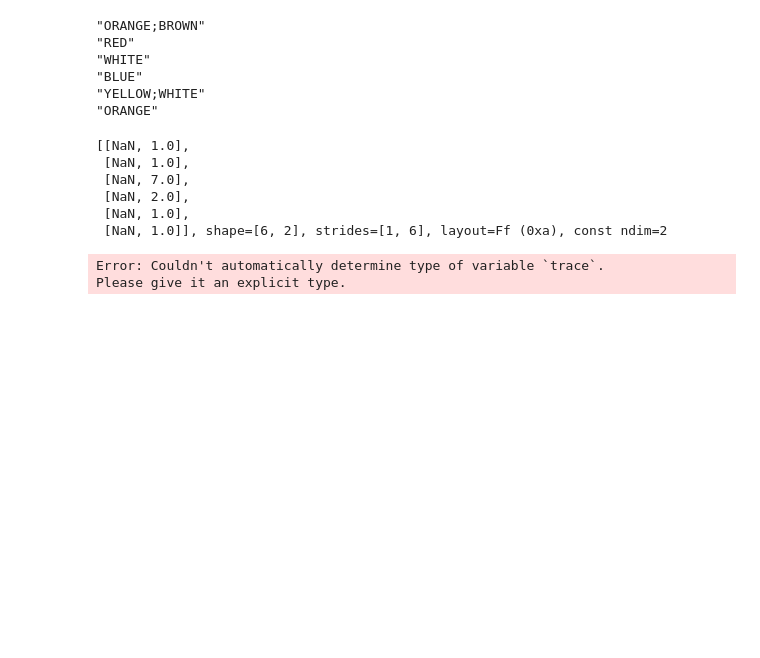
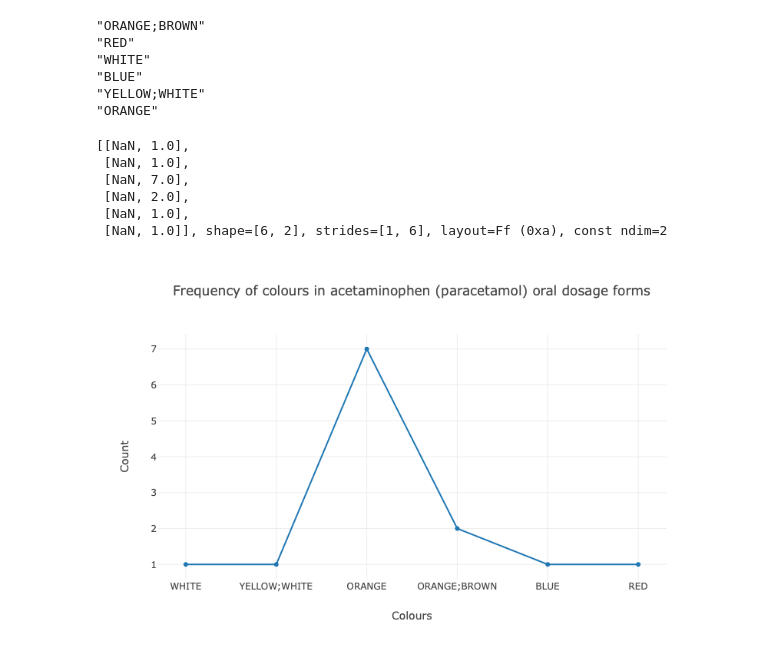
Before and after one commit to jhylin/Data_in_life_blog, a Jupyter notebook: posts/9. Pills/Rust_evcxr_polars_plotly.rs.ipynb, the cells around one changed output. Cells and saved outputs as stored; diff of their text form; code cells hidden in the pictures; blank space fills up the shorter version.

```diff
--- a/posts/9. Pills/Rust_evcxr_polars_plotly.rs.ipynb
+++ b/posts/9. Pills/Rust_evcxr_polars_plotly.rs.ipynb
@@ -130,44 +168,45 @@ println!("{:?}", ndarray);
 # %%
-// Sample method:
+// MANUAL Sample method:
 // Use vec! macro to create new vectors to hold x variables (words as strings) for plotting
 // Manually input the colour names (as ndarray is only for numbers)
-//let x = vec!["WHITE", "YELLOW;WHITE", "ORANGE", "ORANGE;BROWN", "BLUE", "RED"];
+let x = vec!["WHITE", "YELLOW;WHITE", "ORANGE", "ORANGE;BROWN", "BLUE", "RED"];
 
-// Trial importing from df - need to sort out series/chunkedarray -> ?convert Vec<Series> to ChunkedArray
-let x = Colours;
+// TRIAL importing from df - need to sort out series/chunkedarray
+//-> ?convert Vec<Series> to ChunkedArray
+
+
 
 // Plot using ndarray, which is supported by Plotly.rs (Polars not supported yet)
 // Convert ndarray (holding counts as y variables) into vector for plotting
 let y = ndarray.column(1).to_vec();
 
 // Use trace as a graph module,
 // choose which type of plots is needed with x & y variables called
 // Graph options e.g. Scatter, Line or Bar
-let trace = Bar::new(x, y);
+let trace = Scatter::new(x, y);
 
 // Set plot variable as mutable and initiate a plot
 let mut plot = Plot::new();
 // Add trace (graph) into the plot variable
 plot.add_trace(trace);
 
 // Specify the specs for plot
 let layout = Layout::new()
     // Choose height of graph
     .height(500)
     // Name x-axis
     .x_axis(Axis::new().title(Title::new("Colours")))
     // Name y-axis
     .y_axis(Axis::new().title(Title::new("Count")))
     // Add title of graph
     .title(Title::new("Frequency of colours in acetaminophen (paracetamol) oral dosage forms"));
 
 // Set the layout of the plot
 plot.set_layout(layout);
 
 // Display the plot in Jupyter Lab format
 // note for Jupyter Notebook - plot.notebook_display();
 plot.lab_display();
 format!("EVCXR_BEGIN_CONTENT application/vnd.plotly.v1+json\n{}\nEVCXR_END_CONTENT", plot.to_json())
 # %% [output]
-Error: Couldn't automatically determine type of variable `trace`.
-Please give it an explicit type.
+[figure, added]
```
Also changed, not shown: parts of 10 cells of this notebook.
